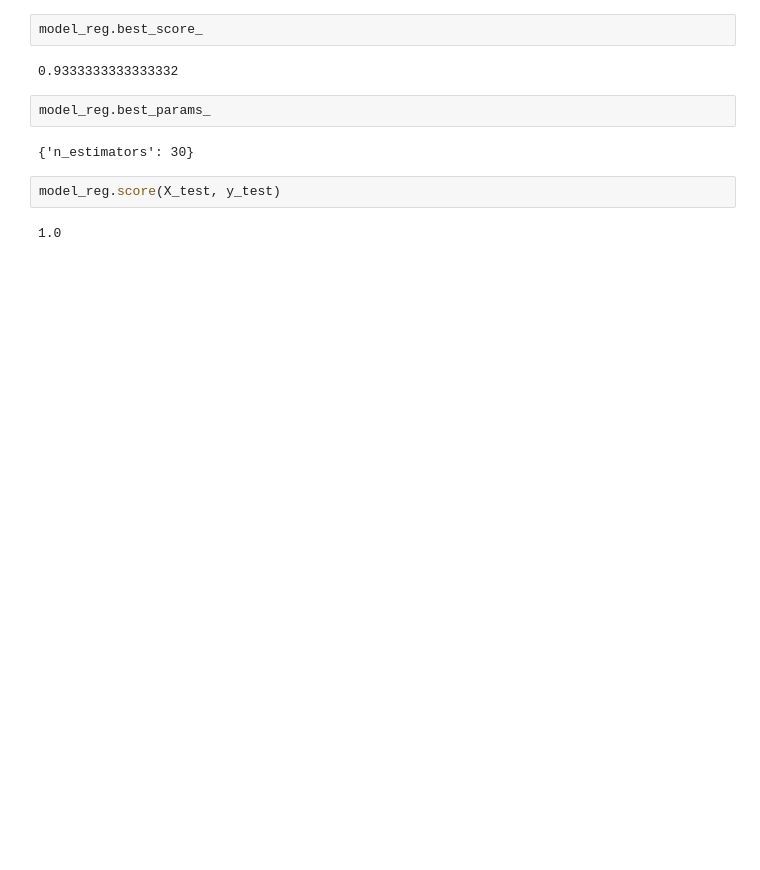
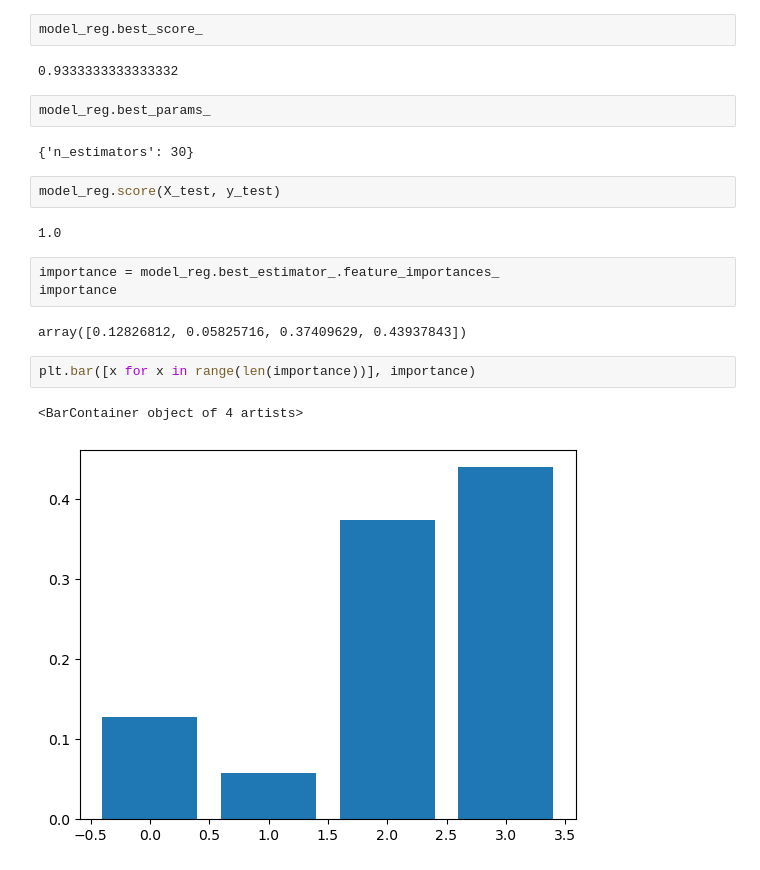
Before and after one commit to Arnav-Aeon/Machine-Learning-Codes, a Jupyter notebook: Random Forest Exercise.ipynb, the cells around one changed output. Saved outputs shown, nothing was run; the diff lists cells and outputs as text; blank space fills up the shorter version.

```diff
--- a/Random Forest Exercise.ipynb
+++ b/Random Forest Exercise.ipynb
@@ -78,3 +79,13 @@ model_reg.best_params_
 model_reg.score(X_test, y_test)
 # %% [output]
 1.0
+# %%
+importance = model_reg.best_estimator_.feature_importances_
+importance
+# %% [output]
+array([0.12826812, 0.05825716, 0.37409629, 0.43937843])
+# %%
+plt.bar([x for x in range(len(importance))], importance)
+# %% [output]
+<BarContainer object of 4 artists>
+[figure, added]
```
Also changed, not shown: parts of 6 cells of this notebook, 2 other files.
